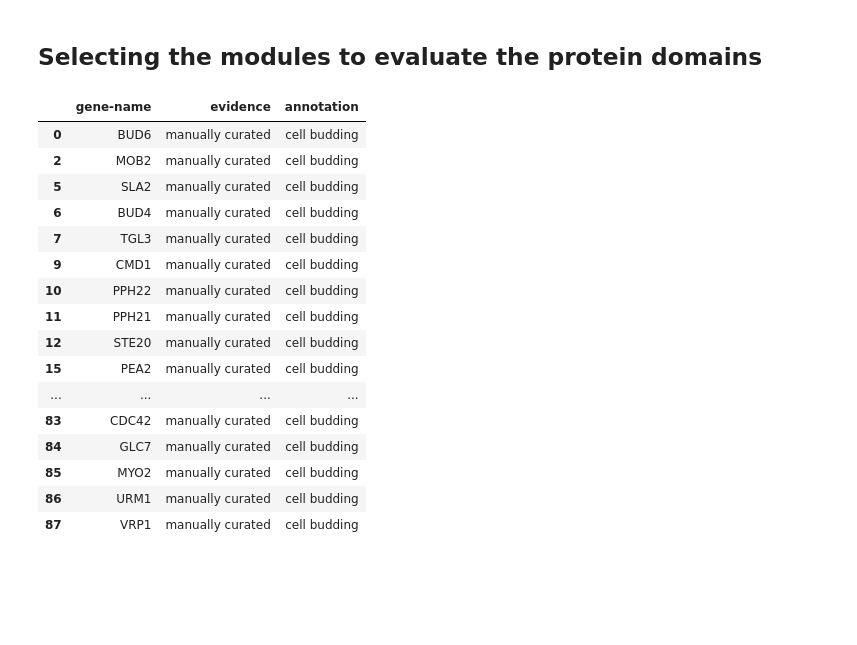
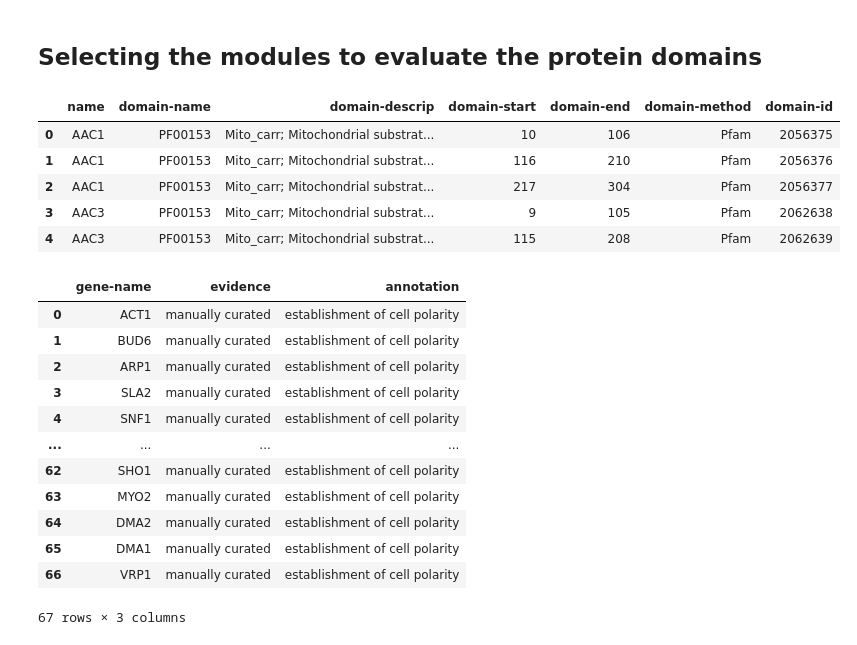
Before and after one commit to leilaicruz/machine-learning-for-yeast, a Jupyter notebook: functions-python/evaluating-protein-domains-per-module.ipynb, the cells around one changed output. Saved outputs shown, nothing was run; the diff lists cells and outputs as text; code cells hidden in the pictures; blank space fills up the shorter version.

```diff
--- a/functions-python/evaluating-protein-domains-per-module.ipynb
+++ b/functions-python/evaluating-protein-domains-per-module.ipynb
@@ -22,0 +20,20 @@ biological_processes=["cell budding"]
+# %%
+import os
+script_dir = os.path.dirname('__file__') #<-- absolute dir the script is in
+rel_path_domains="datasets/proteins-domains-from-Pfam.xlsx"
+
+abs_file_path_domains = os.path.join(script_dir, rel_path_domains)
+
+os.chdir('../') #<-- for binder os.chdir('../')
+my_path_domains=abs_file_path_domains
+data_domains=pd.read_excel(my_path_domains,header=0,index_col='Unnamed: 0')
+data_domains=data_domains.dropna()
+# %%
+data_domains.head()
+# %% [output]
+|  | name | domain-name | domain-descrip | domain-start | domain-end | domain-method | domain-id |
+| 0 | AAC1 | PF00153 | Mito_carr; Mitochondrial substrat... | 10 | 106 | Pfam | 2056375 |
+| 1 | AAC1 | PF00153 | Mito_carr; Mitochondrial substrat... | 116 | 210 | Pfam | 2056376 |
+| 2 | AAC1 | PF00153 | Mito_carr; Mitochondrial substrat... | 217 | 304 | Pfam | 2056377 |
+| 3 | AAC3 | PF00153 | Mito_carr; Mitochondrial substrat... | 9 | 105 | Pfam | 2062638 |
+| 4 | AAC3 | PF00153 | Mito_carr; Mitochondrial substrat... | 115 | 208 | Pfam | 2062639 |
@@ -62,20 +95,0 @@ data_cell_budding=data_toy_pd.drop_duplicates()
-# %%
-data_cell_budding
-# %% [output]
-|  | gene-name | evidence | annotation |
-| 0 | BUD6 | manually curated | cell budding |
-| 2 | MOB2 | manually curated | cell budding |
-| 5 | SLA2 | manually curated | cell budding |
-| 6 | BUD4 | manually curated | cell budding |
-| 7 | TGL3 | manually curated | cell budding |
-| 9 | CMD1 | manually curated | cell budding |
-| 10 | PPH22 | manually curated | cell budding |
-| 11 | PPH21 | manually curated | cell budding |
-| 12 | STE20 | manually curated | cell budding |
-| 15 | PEA2 | manually curated | cell budding |
-| ... | ... | ... | ... |
-| 83 | CDC42 | manually curated | cell budding |
-| 84 | GLC7 | manually curated | cell budding |
-| 85 | MYO2 | manually curated | cell budding |
-| 86 | URM1 | manually curated | cell budding |
-| 87 | VRP1 | manually curated | cell budding |
@@ -83,0 +99,16 @@ data_cell_budding
+# %%
+data
+# %% [output]
+|  | gene-name | evidence | annotation |
+| 0 | ACT1 | manually curated | establishment of cell polarity |
+| 1 | BUD6 | manually curated | establishment of cell polarity |
+| 2 | ARP1 | manually curated | establishment of cell polarity |
+| 3 | SLA2 | manually curated | establishment of cell polarity |
+| 4 | SNF1 | manually curated | establishment of cell polarity |
+| ... | ... | ... | ... |
+| 62 | SHO1 | manually curated | establishment of cell polarity |
+| 63 | MYO2 | manually curated | establishment of cell polarity |
+| 64 | DMA2 | manually curated | establishment of cell polarity |
+| 65 | DMA1 | manually curated | establishment of cell polarity |
+| 66 | VRP1 | manually curated | establishment of cell polarity |
+67 rows × 3 columns
```
Also changed, not shown: parts of 15 cells of this notebook.
